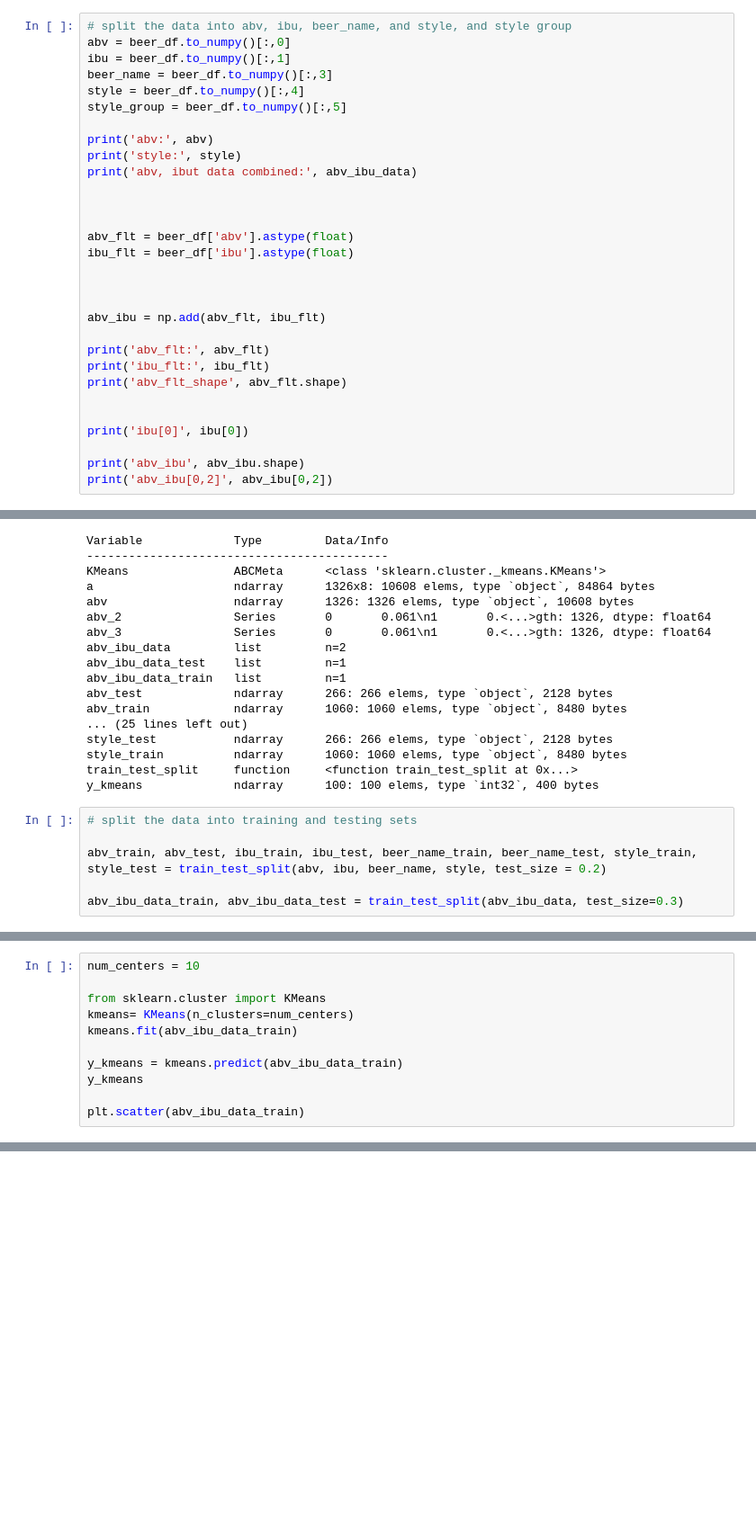
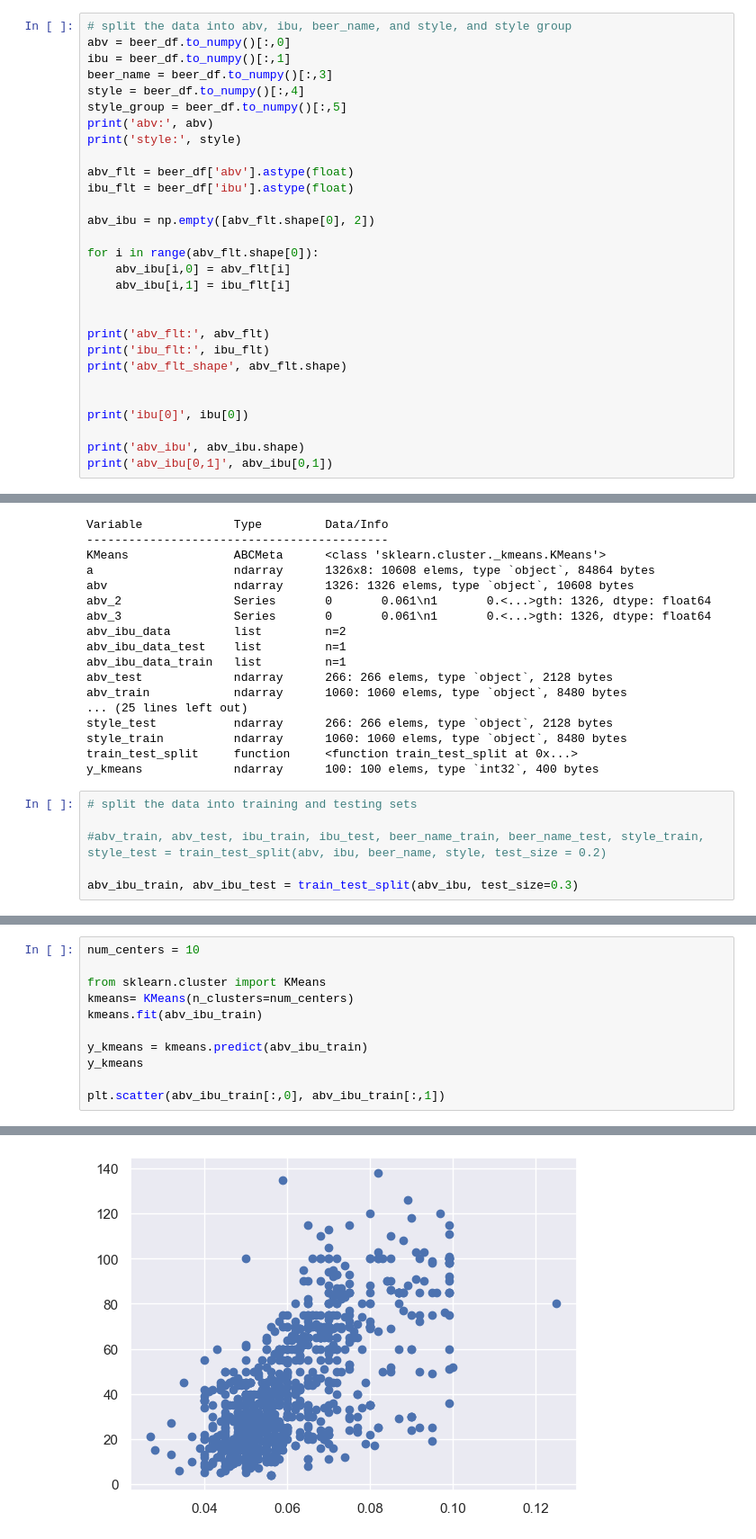
Before and after one commit to aureliusbd/tinybEEr, a Jupyter notebook: BeerModel.ipynb, the cells around one changed output, grey strips where cells are left out. Shown at 90% size. Cells and saved outputs as stored; diff of their text form; blank space fills up the shorter version.

Commit message:
Update BeerModel.ipynb
cleaned up a bit, got first part of kmeans running

```diff
--- a/BeerModel.ipynb
+++ b/BeerModel.ipynb
@@ -116,19 +116,18 @@ ibu = beer_df.to_numpy()[:,1]
 beer_name = beer_df.to_numpy()[:,3]
 style = beer_df.to_numpy()[:,4]
 style_group = beer_df.to_numpy()[:,5]
-
 print('abv:', abv)
 print('style:', style)
-print('abv, ibut data combined:', abv_ibu_data)
-
-
 
 abv_flt = beer_df['abv'].astype(float)
 ibu_flt = beer_df['ibu'].astype(float)
 
+abv_ibu = np.empty([abv_flt.shape[0], 2])
 
+for i in range(abv_flt.shape[0]):
+    abv_ibu[i,0] = abv_flt[i]
+    abv_ibu[i,1] = ibu_flt[i]
 
-abv_ibu = np.add(abv_flt, ibu_flt)
 
 print('abv_flt:', abv_flt)
 print('ibu_flt:', ibu_flt)
@@ -138,7 +137,7 @@ print('abv_flt_shape', abv_flt.shape)
 print('ibu[0]', ibu[0])
 
 print('abv_ibu', abv_ibu.shape)
-print('abv_ibu[0,2]', abv_ibu[0,2])
+print('abv_ibu[0,1]', abv_ibu[0,1])
 # %% [output]
 abv: [0.061 0.099 0.079 ... 0.06 0.067 0.055]
 style: ['American Pale Ale (APA)' 'American Barleywine' 'Winter Warmer' ...
@@ -185,7 +184,7 @@ y_kmeans             ndarray      100: 100 elems, type `int32`, 400 bytes
 # %%
 # split the data into training and testing sets
 
-abv_train, abv_test, ibu_train, ibu_test, beer_name_train, beer_name_test, style_train, style_test = train_test_split(abv, ibu, beer_name, style, test_size = 0.2)
+#abv_train, abv_test, ibu_train, ibu_test, beer_name_train, beer_name_test, style_train, style_test = train_test_split(abv, ibu, beer_name, style, test_size = 0.2)
 
-abv_ibu_data_train, abv_ibu_data_test = train_test_split(abv_ibu_data, test_size=0.3)
+abv_ibu_train, abv_ibu_test = train_test_split(abv_ibu, test_size=0.3)
 # %%
@@ -205,10 +201,10 @@ num_centers = 10
 
 from sklearn.cluster import KMeans
 kmeans= KMeans(n_clusters=num_centers)
-kmeans.fit(abv_ibu_data_train)
+kmeans.fit(abv_ibu_train)
 
-y_kmeans = kmeans.predict(abv_ibu_data_train)
+y_kmeans = kmeans.predict(abv_ibu_train)
 y_kmeans
 
-plt.scatter(abv_ibu_data_train)
+plt.scatter(abv_ibu_train[:,0], abv_ibu_train[:,1])
 # %% [output]
@@ -215,0 +212 @@ ValueError: n_samples=1 should be >= n_clusters=10.
+[figure, added]
```
Also changed, not shown: parts of 3 cells of this notebook.
